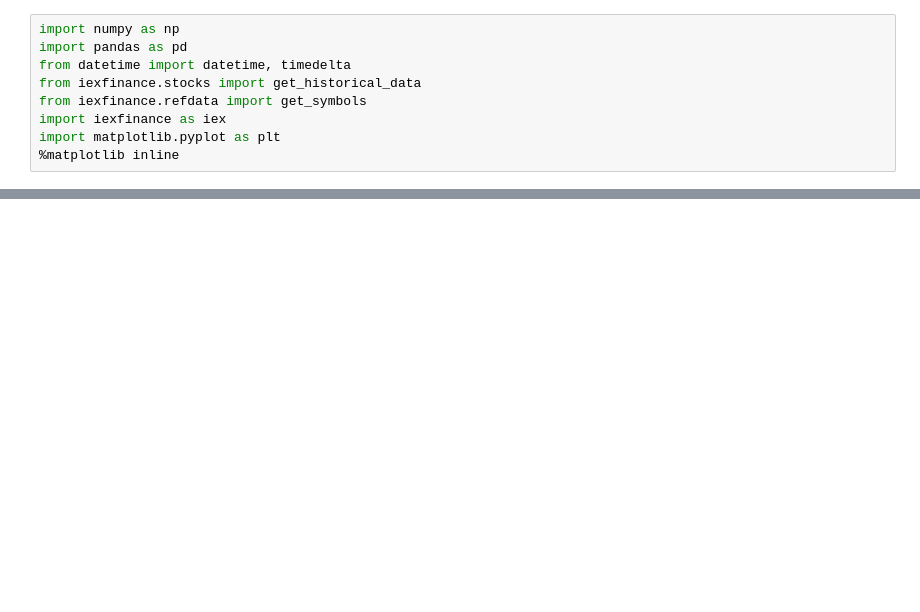
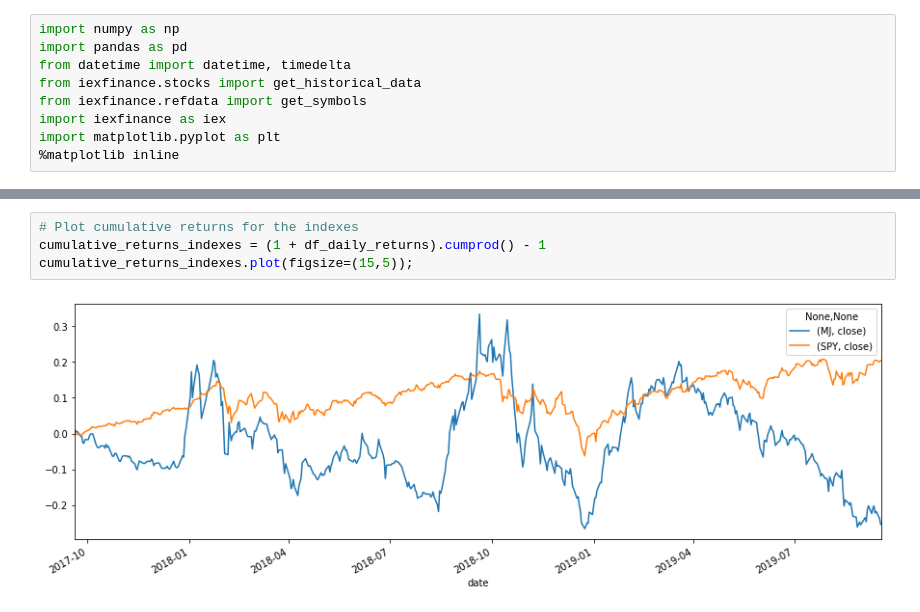
Before and after one commit to Briantaylor97/Cannabis-industry-analysis, a Jupyter notebook: MJ_index_compare.ipynb, the cells around one changed output, grey strips where cells are left out. Drawn from its saved outputs; the diff is of its cells as text; blank space fills up the shorter version.

```diff
--- a/MJ_index_compare.ipynb
+++ b/MJ_index_compare.ipynb
@@ -36,0 +55,6 @@ tickers_df.head()
+# %%
+# Plot cumulative returns for the indexes
+cumulative_returns_indexes = (1 + df_daily_returns).cumprod() - 1
+cumulative_returns_indexes.plot(figsize=(15,5));
+# %% [output]
+[figure, added]
```
Also changed, not shown: parts of 5 cells of this notebook.
